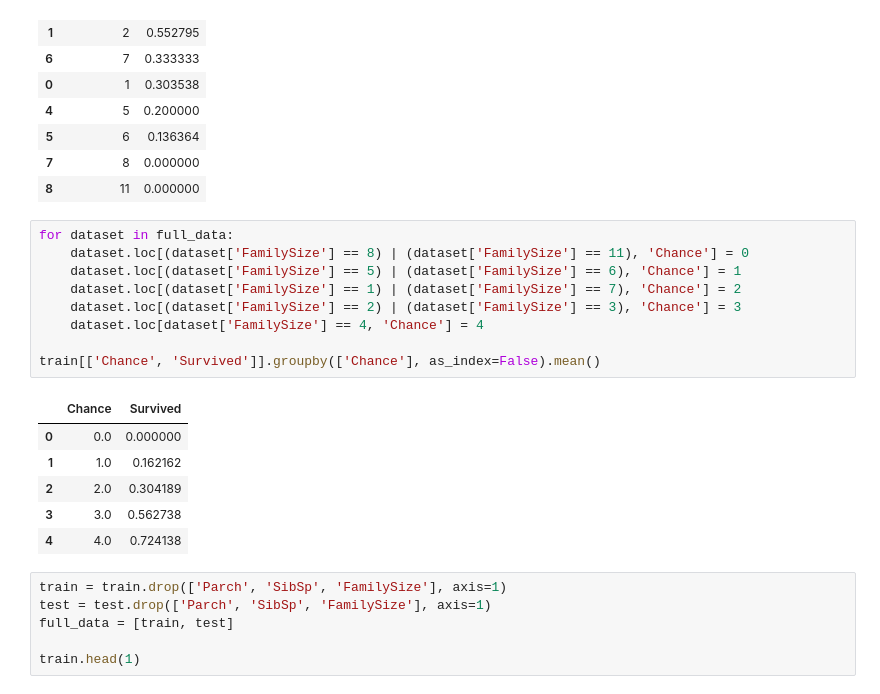
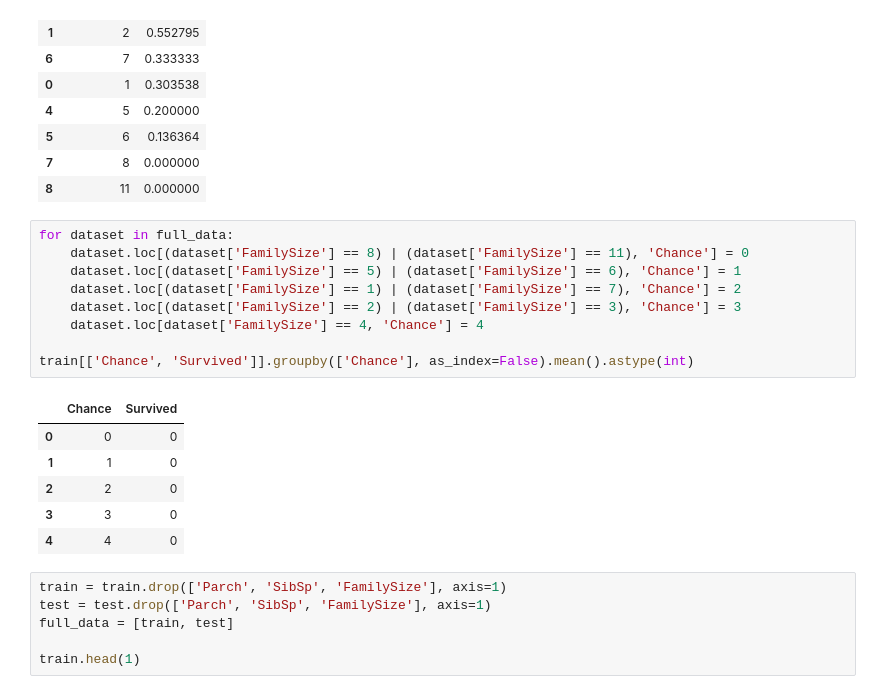
Before and after one commit to Sadeqsoli/ClassicTitanic, a Jupyter notebook: classic-titanic.ipynb, the cells around one changed output. Drawn from its saved outputs; the diff is of its cells as text.

```diff
--- a/classic-titanic.ipynb
+++ b/classic-titanic.ipynb
@@ -552,19 +552,19 @@ train[['FamilySize', 'Survived']].groupby(['FamilySize'], as_index=False).mean()
 # %%
 for dataset in full_data:
     dataset.loc[(dataset['FamilySize'] == 8) | (dataset['FamilySize'] == 11), 'Chance'] = 0
     dataset.loc[(dataset['FamilySize'] == 5) | (dataset['FamilySize'] == 6), 'Chance'] = 1
     dataset.loc[(dataset['FamilySize'] == 1) | (dataset['FamilySize'] == 7), 'Chance'] = 2
     dataset.loc[(dataset['FamilySize'] == 2) | (dataset['FamilySize'] == 3), 'Chance'] = 3
     dataset.loc[dataset['FamilySize'] == 4, 'Chance'] = 4
 
-train[['Chance', 'Survived']].groupby(['Chance'], as_index=False).mean()
+train[['Chance', 'Survived']].groupby(['Chance'], as_index=False).mean().astype(int)
 # %% [output]
 |  | Chance | Survived |
-| 0 | 0.0 | 0.000000 |
-| 1 | 1.0 | 0.162162 |
-| 2 | 2.0 | 0.304189 |
-| 3 | 3.0 | 0.562738 |
-| 4 | 4.0 | 0.724138 |
+| 0 | 0 | 0 |
+| 1 | 1 | 0 |
+| 2 | 2 | 0 |
+| 3 | 3 | 0 |
+| 4 | 4 | 0 |
 # %%
 train = train.drop(['Parch', 'SibSp', 'FamilySize'], axis=1)
 test = test.drop(['Parch', 'SibSp', 'FamilySize'], axis=1)
```
Also changed, not shown: parts of 8 cells of this notebook.
